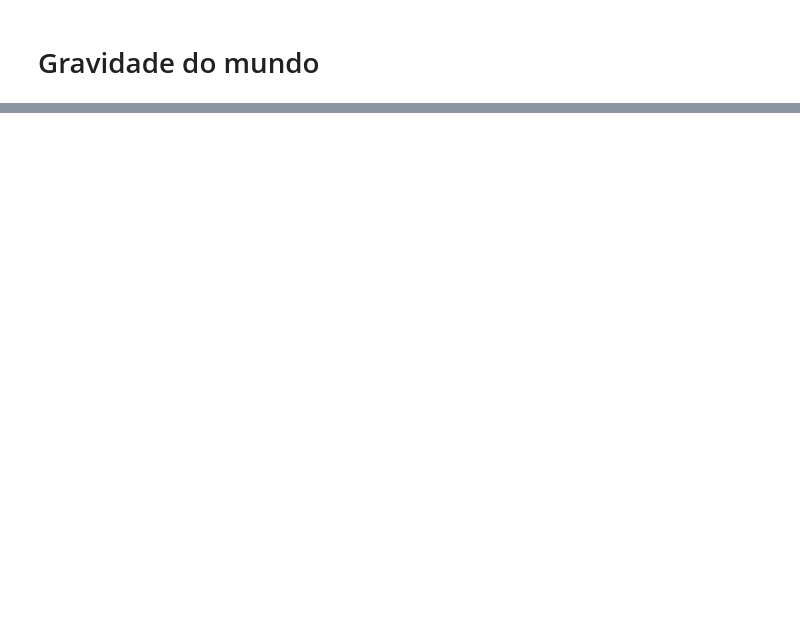
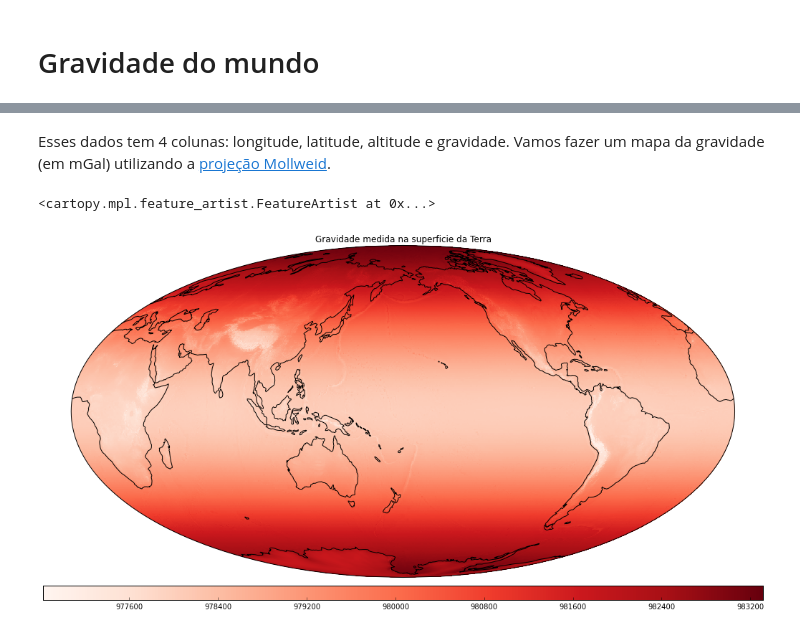
Before and after one commit to leouieda/geofisica1, a Jupyter notebook: notebooks/pratica1.ipynb, the cells around one changed output, grey strips where cells are left out. Cells and saved outputs as stored; diff of their text form; code cells hidden in the pictures; blank space fills up the shorter version.

```diff
--- a/notebooks/pratica1.ipynb
+++ b/notebooks/pratica1.ipynb
@@ -64,0 +70,13 @@ mpl.draw_coastlines(bm)
+# %%
+eigen = Grid.load('../data/eigen-6c3stat-0_5-mundo.gdf').set_projection(crs.Geodetic())
+# %% [markdown]
+Esses dados tem 4 colunas: longitude, latitude, altitude e gravidade. Vamos fazer um mapa da gravidade (em mGal) utilizando a [projeção Mollweid](http://en.wikipedia.org/wiki/Map_projection).
+# %%
+mpl.figure(figsize=(18, 10))
+plot = eigen.reproject(crs.Mollweide(central_longitude=180)).pcolor('gravity_earth', colorbar='horizontal')
+ax = mpl.gca()
+ax.set_title("Gravidade medida na superficie da Terra")
+ax.coastlines()
+# %% [output]
+<cartopy.mpl.feature_artist.FeatureArtist at 0x...>
+[figure, added]
```
Also changed, not shown: parts of 23 cells of this notebook, 2 other files.
